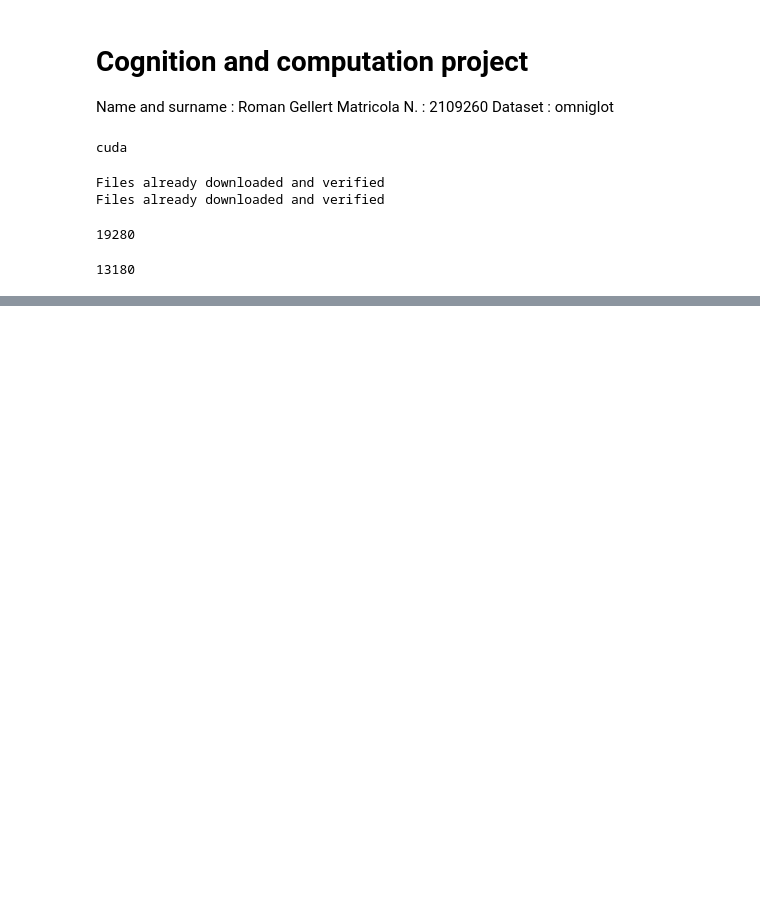
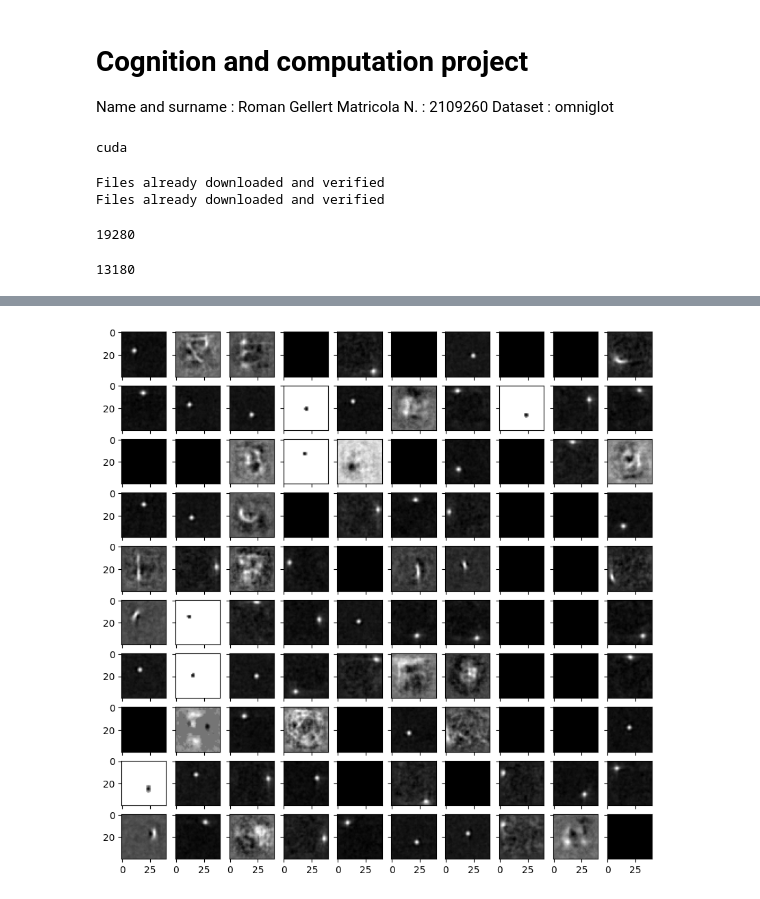
Before and after one commit to RoGellert/image_recognition, a Jupyter notebook: image_recognition_models.ipynb, the cells around one changed output, grey strips where cells are left out. Cells and saved outputs as stored; diff of their text form; code cells hidden in the pictures; blank space fills up the shorter version.

```diff
--- a/image_recognition_models.ipynb
+++ b/image_recognition_models.ipynb
@@ -147,0 +201,14 @@ plot_layer_receptive_fields(w1.T)
+# %%
+w1 = get_weights(dbn_mnist, layer=0)
+w2 = get_weights(dbn_mnist, layer=1)
+
+w1 = apply_threshold(w1, 0.1)
+w2 = apply_threshold(w2, 0.1)
+
+w_product = (w1 @ w2)  # here we do the projection
+w_product = apply_threshold(w_product, 0.1)
+w_product = apply_min_max_scaler(w_product)
+
+plot_layer_receptive_fields(w_product.T)
+# %% [output]
+[figure, added]
```
Also changed, not shown: parts of 13 cells of this notebook.
